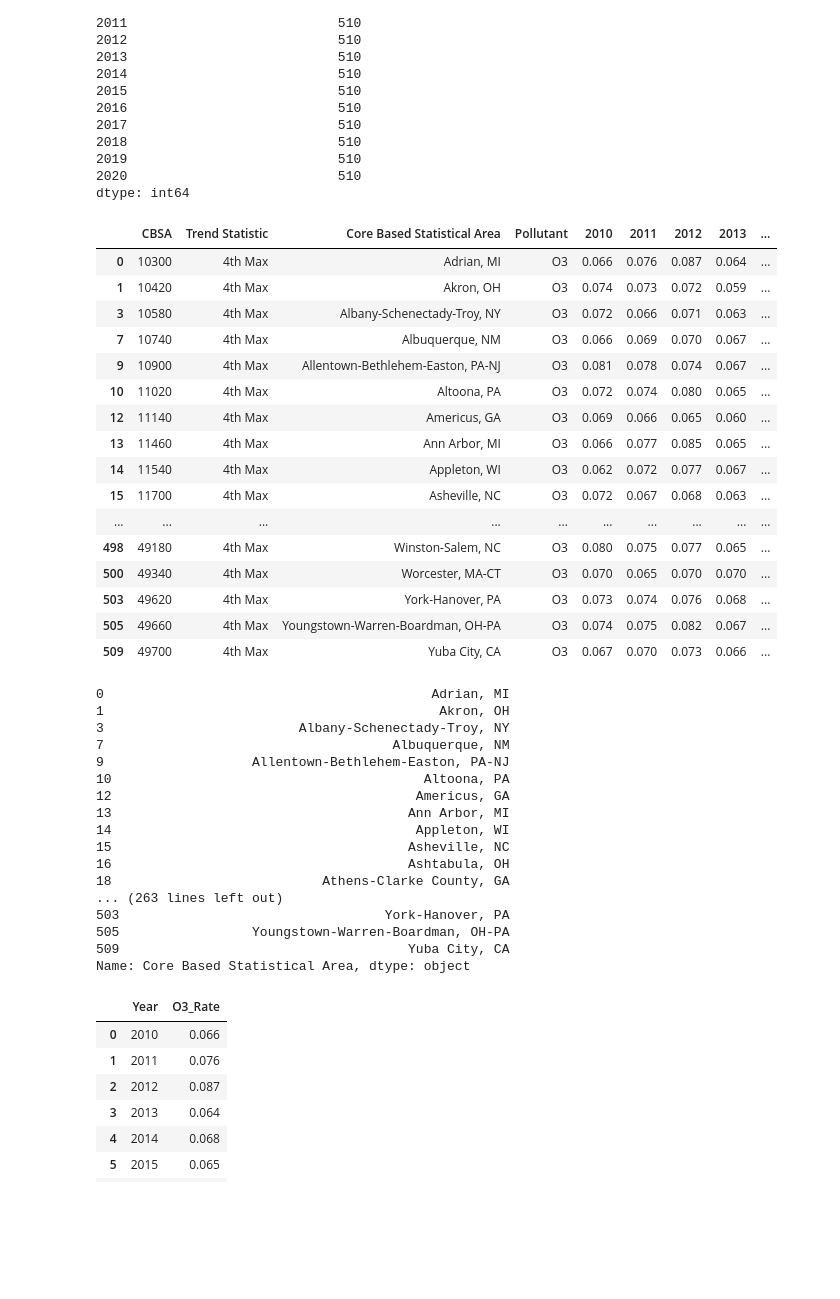
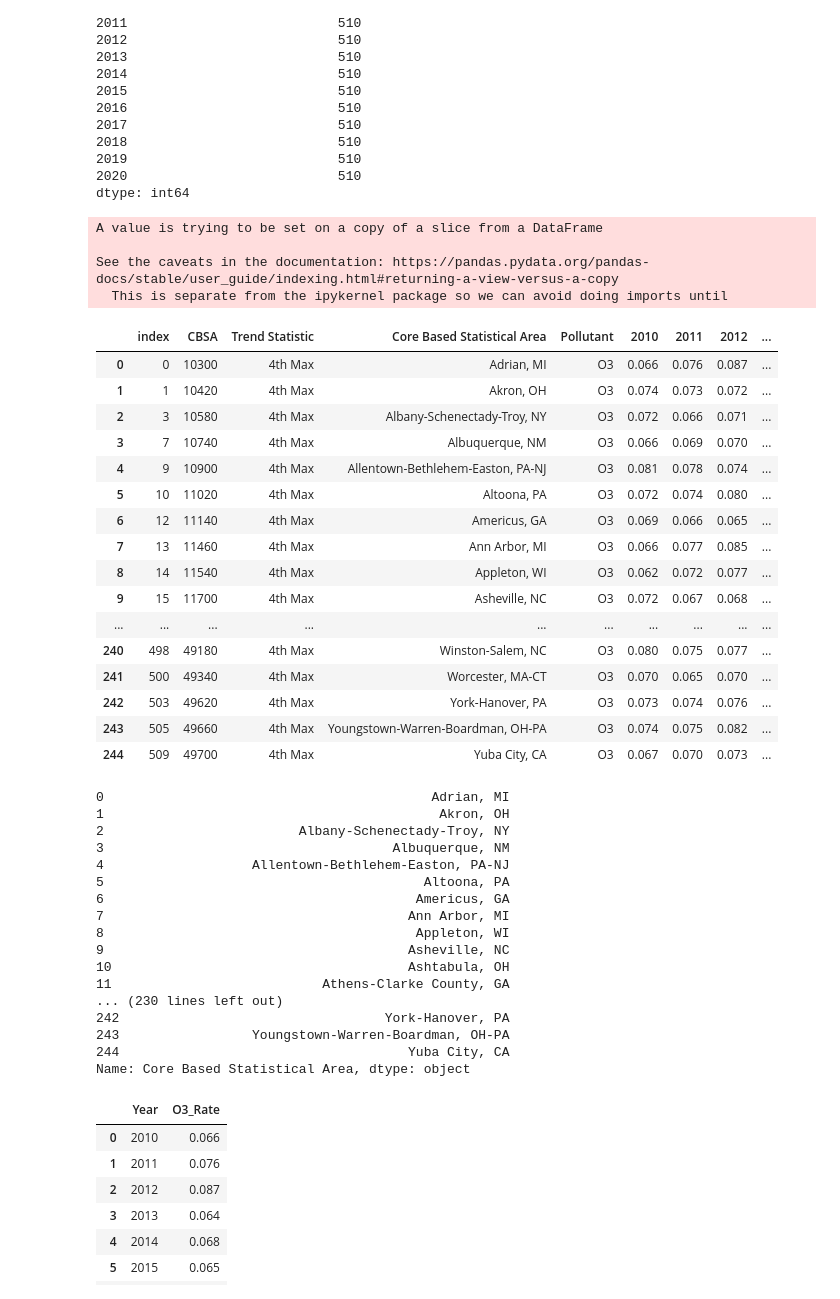
Before and after one commit to diallomt193/America-s-air-quality-analysis, a Jupyter notebook: O3 Analysis.ipynb, the cells around one changed output. Drawn from its saved outputs; the diff is of its cells as text; code cells hidden in the pictures; blank space fills up the shorter version.

Commit message:
Analysed data more

```diff
--- a/O3 Analysis.ipynb
+++ b/O3 Analysis.ipynb
@@ -31,3 +31,8 @@ data_df
 | 396 | 42200 | Santa Cruz-Watsonville, CA | NO2 | Annual Mean | 10 | 6.000 | 5.000 | ... |
 | 397 | 42200 | Santa Cruz-Watsonville, CA | NO2 | 98th Percentile | 9 | 26.000 | 24.000 | ... |
 | 398 | 42200 | Santa Cruz-Watsonville, CA | O3 | 4th Max | 12 | 0.066 | 0.066 | ... |
+# %%
+#Determine the average of pollutant released through the years
+#First add an empty column to hold the data
+data_df["Average"] = data_df[["2010", "2011", "2012", "2013", "2014", "2015", "2016", "2017", "2018", "2019", "2020"]].mean(axis = 1)
+data_df
@@ -34,5 +57,6 @@ data_df
 # %%
-data_df_copy = data_df.loc[:,["CBSA", "Trend Statistic", "Core Based Statistical Area", "Pollutant", "2010", "2011", "2012", "2013", "2014", "2015", "2016", "2017", "2018", "2019", "2020",]]
+#Get rid of the years we don't need (2000 -2009)
+data_df_copy = data_df.loc[:,["CBSA", "Trend Statistic", "Core Based Statistical Area", "Pollutant", "2010", "2011", "2012", "2013", "2014", "2015", "2016", "2017", "2018", "2019", "2020", "Average"]]
 data_df_copy
 # %% [output]
 |  | CBSA | Trend Statistic | Core Based Statistical Area | Pollutant | 2010 | 2011 | 2012 | 2013 | ... |
@@ -73,47 +97,53 @@ Pollutant                      510
 2020                           510
 dtype: int64
 # %%
-# Create a new DataFrame that looks into a specific neighborhood
+# Create a new DataFrame that looks into a specific pollutant
 O3_pollutant_df = data_df_copy.loc[data_df_copy["Pollutant"] == "O3"]
+O3_pollutant_df.drop_duplicates(subset = "Core Based Statistical Area", keep="first", inplace=True)
+O3_pollutant_df.reset_index(inplace=True)
 O3_pollutant_df
 # %% [output]
+A value is trying to be set on a copy of a slice from a DataFrame
+
+See the caveats in the documentation: https://pandas.pydata.org/pandas-docs/stable/user_guide/indexing.html#returning-a-view-versus-a-copy
+  This is separate from the ipykernel package so we can avoid doing imports until
-|  | CBSA | Trend Statistic | Core Based Statistical Area | Pollutant | 2010 | 2011 | 2012 | 2013 | ... |
-| 0 | 10300 | 4th Max | Adrian, MI | O3 | 0.066 | 0.076 | 0.087 | 0.064 | ... |
-| 1 | 10420 | 4th Max | Akron, OH | O3 | 0.074 | 0.073 | 0.072 | 0.059 | ... |
-| 3 | 10580 | 4th Max | Albany-Schenectady-Troy, NY | O3 | 0.072 | 0.066 | 0.071 | 0.063 | ... |
-| 7 | 10740 | 4th Max | Albuquerque, NM | O3 | 0.066 | 0.069 | 0.070 | 0.067 | ... |
-| 9 | 10900 | 4th Max | Allentown-Bethlehem-Easton, PA-NJ | O3 | 0.081 | 0.078 | 0.074 | 0.067 | ... |
-| 10 | 11020 | 4th Max | Altoona, PA | O3 | 0.072 | 0.074 | 0.080 | 0.065 | ... |
-| 12 | 11140 | 4th Max | Americus, GA | O3 | 0.069 | 0.066 | 0.065 | 0.060 | ... |
-| 13 | 11460 | 4th Max | Ann Arbor, MI | O3 | 0.066 | 0.077 | 0.085 | 0.065 | ... |
-| 14 | 11540 | 4th Max | Appleton, WI | O3 | 0.062 | 0.072 | 0.077 | 0.067 | ... |
-| 15 | 11700 | 4th Max | Asheville, NC | O3 | 0.072 | 0.067 | 0.068 | 0.063 | ... |
+|  | index | CBSA | Trend Statistic | Core Based Statistical Area | Pollutant | 2010 | 2011 | 2012 | ... |
+| 0 | 0 | 10300 | 4th Max | Adrian, MI | O3 | 0.066 | 0.076 | 0.087 | ... |
+| 1 | 1 | 10420 | 4th Max | Akron, OH | O3 | 0.074 | 0.073 | 0.072 | ... |
+| 2 | 3 | 10580 | 4th Max | Albany-Schenectady-Troy, NY | O3 | 0.072 | 0.066 | 0.071 | ... |
+| 3 | 7 | 10740 | 4th Max | Albuquerque, NM | O3 | 0.066 | 0.069 | 0.070 | ... |
+| 4 | 9 | 10900 | 4th Max | Allentown-Bethlehem-Easton, PA-NJ | O3 | 0.081 | 0.078 | 0.074 | ... |
+| 5 | 10 | 11020 | 4th Max | Altoona, PA | O3 | 0.072 | 0.074 | 0.080 | ... |
+| 6 | 12 | 11140 | 4th Max | Americus, GA | O3 | 0.069 | 0.066 | 0.065 | ... |
+| 7 | 13 | 11460 | 4th Max | Ann Arbor, MI | O3 | 0.066 | 0.077 | 0.085 | ... |
+| 8 | 14 | 11540 | 4th Max | Appleton, WI | O3 | 0.062 | 0.072 | 0.077 | ... |
+| 9 | 15 | 11700 | 4th Max | Asheville, NC | O3 | 0.072 | 0.067 | 0.068 | ... |
 | ... | ... | ... | ... | ... | ... | ... | ... | ... | ... |
-| 498 | 49180 | 4th Max | Winston-Salem, NC | O3 | 0.080 | 0.075 | 0.077 | 0.065 | ... |
-| 500 | 49340 | 4th Max | Worcester, MA-CT | O3 | 0.070 | 0.065 | 0.070 | 0.070 | ... |
-| 503 | 49620 | 4th Max | York-Hanover, PA | O3 | 0.073 | 0.074 | 0.076 | 0.068 | ... |
-| 505 | 49660 | 4th Max | Youngstown-Warren-Boardman, OH-PA | O3 | 0.074 | 0.075 | 0.082 | 0.067 | ... |
-| 509 | 49700 | 4th Max | Yuba City, CA | O3 | 0.067 | 0.070 | 0.073 | 0.066 | ... |
+| 240 | 498 | 49180 | 4th Max | Winston-Salem, NC | O3 | 0.080 | 0.075 | 0.077 | ... |
+| 241 | 500 | 49340 | 4th Max | Worcester, MA-CT | O3 | 0.070 | 0.065 | 0.070 | ... |
+| 242 | 503 | 49620 | 4th Max | York-Hanover, PA | O3 | 0.073 | 0.074 | 0.076 | ... |
+| 243 | 505 | 49660 | 4th Max | Youngstown-Warren-Boardman, OH-PA | O3 | 0.074 | 0.075 | 0.082 | ... |
+| 244 | 509 | 49700 | 4th Max | Yuba City, CA | O3 | 0.067 | 0.070 | 0.073 | ... |
 # %%
 statarea = O3_pollutant_df["Core Based Statistical Area"]
 print(statarea)
 # %% [output]
 0                                          Adrian, MI
 1                                           Akron, OH
-3                         Albany-Schenectady-Troy, NY
-7                                     Albuquerque, NM
-9                   Allentown-Bethlehem-Easton, PA-NJ
-10                                        Altoona, PA
-12                                       Americus, GA
-13                                      Ann Arbor, MI
-14                                       Appleton, WI
-15                                      Asheville, NC
-16                                      Ashtabula, OH
-18                           Athens-Clarke County, GA
-... (263 lines left out)
-503                                  York-Hanover, PA
-505                 Youngstown-Warren-Boardman, OH-PA
-509                                     Yuba City, CA
+2                         Albany-Schenectady-Troy, NY
+3                                     Albuquerque, NM
+4                   Allentown-Bethlehem-Easton, PA-NJ
+5                                         Altoona, PA
+6                                        Americus, GA
+7                                       Ann Arbor, MI
+8                                        Appleton, WI
+9                                       Asheville, NC
+10                                      Ashtabula, OH
+11                           Athens-Clarke County, GA
+... (230 lines left out)
+242                                  York-Hanover, PA
+243                 Youngstown-Warren-Boardman, OH-PA
+244                                     Yuba City, CA
 Name: Core Based Statistical Area, dtype: object
 # %%
 Adrian_data = {'Year': [2010,2011,2012,2013,2014,2015, 2016, 2017, 2018, 2019, 2020],
```
Also changed, not shown: parts of 2 cells of this notebook, 1 other file.
